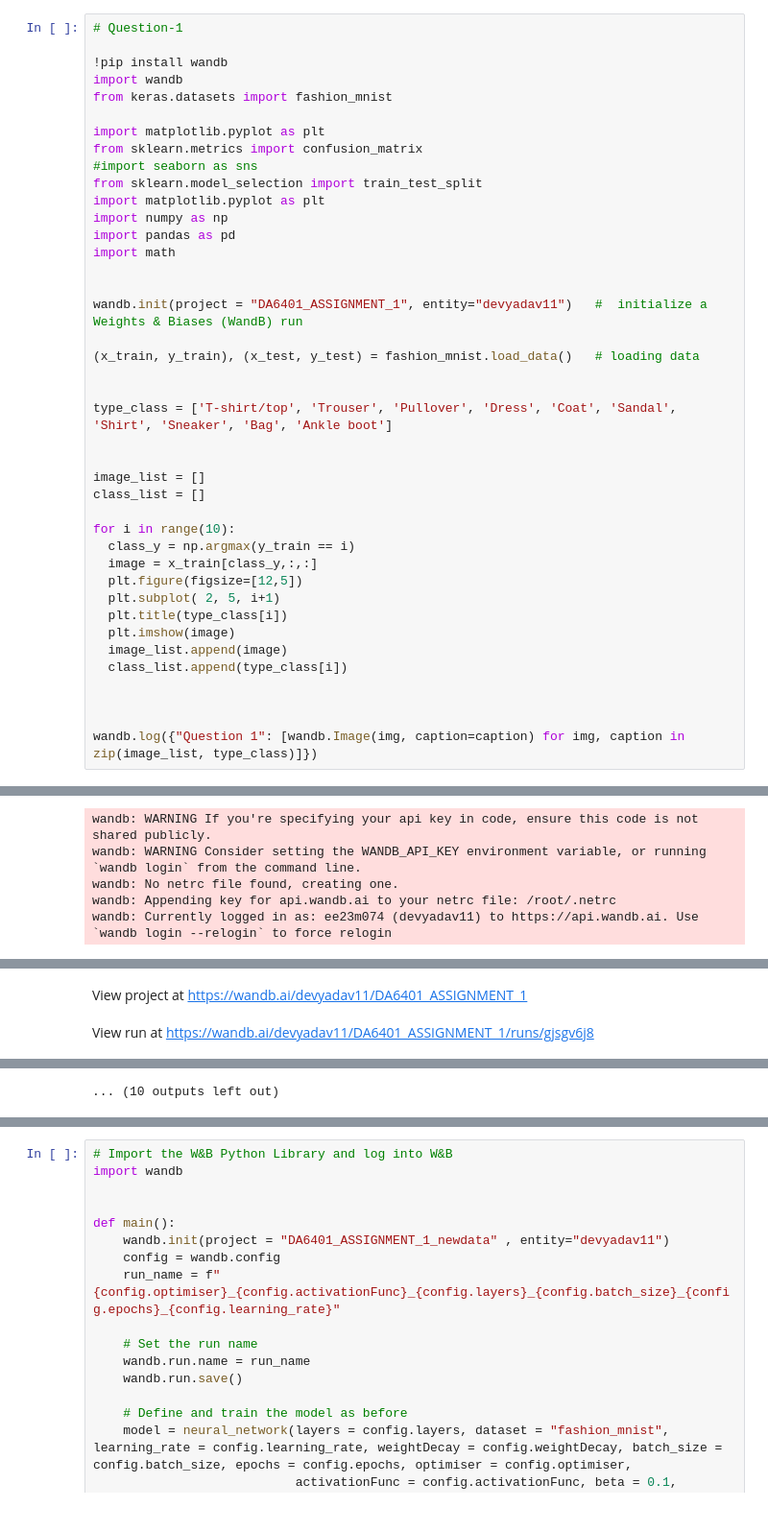
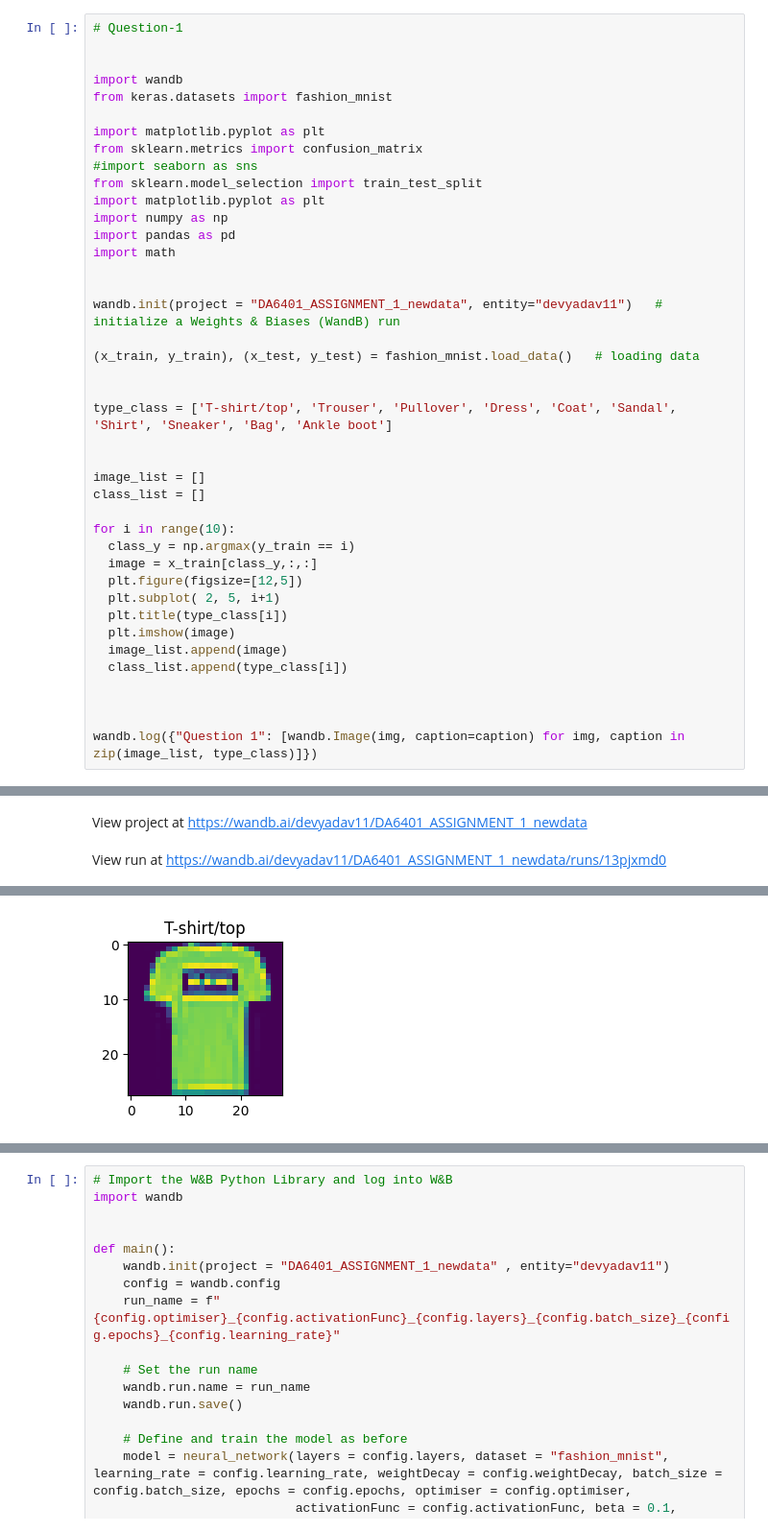
Before and after one commit to devyadav11/DA6401_ASSIGNMENT_1, a Jupyter notebook: DA6401__Assignment_1.ipynb, the cells around one changed output, grey strips where cells are left out. Shown at 96% size. Cells and saved outputs as stored; diff of their text form.

```diff
--- a/DA6401__Assignment_1.ipynb
+++ b/DA6401__Assignment_1.ipynb
@@ -3,7 +3,7 @@
 # %%
 # Question-1
 
-!pip install wandb
+
 import wandb
 from keras.datasets import fashion_mnist
 
@@ -17,7 +17,7 @@ import pandas as pd
 import math
 
 
-wandb.init(project = "DA6401_ASSIGNMENT_1", entity="devyadav11")   #  initialize a Weights & Biases (WandB) run
+wandb.init(project = "DA6401_ASSIGNMENT_1_newdata", entity="devyadav11")   #  initialize a Weights & Biases (WandB) run
 
 (x_train, y_train), (x_test, y_test) = fashion_mnist.load_data()   # loading data
 
@@ -68,6 +56 @@ wandb: Paste an API key from your profile and hit enter:
-wandb: WARNING If you're specifying your api key in code, ensure this code is not shared publicly.
-wandb: WARNING Consider setting the WANDB_API_KEY environment variable, or running `wandb login` from the command line.
-wandb: No netrc file found, creating one.
-wandb: Appending key for api.wandb.ai to your netrc file: /root/.netrc
-wandb: Currently logged in as: ee23m074 (devyadav11) to https://api.wandb.ai. Use `wandb login --relogin` to force relogin
 Tracking run with wandb version 0.19.8
@@ -76,2 +59,2 @@ Syncing run frosty-snowball-1305 to Weights & Biases (docs)
-View project at https://wandb.ai/devyadav11/DA6401_ASSIGNMENT_1
+View project at https://wandb.ai/devyadav11/DA6401_ASSIGNMENT_1_newdata
-View run at https://wandb.ai/devyadav11/DA6401_ASSIGNMENT_1/runs/gjsgv6j8
+View run at https://wandb.ai/devyadav11/DA6401_ASSIGNMENT_1_newdata/runs/13pjxmd0
@@ -77,0 +69 @@ View run at https://wandb.ai/devyadav11/DA6401_ASSIGNMENT_1/runs/gjsgv6j8
+[figure, added]
@@ -86 +70,0 @@ Downloading data from https://storage.googleapis.com/tensorflow/tf-keras-dataset
-... (10 outputs left out)
```
Also changed, not shown: parts of 12 cells of this notebook.
